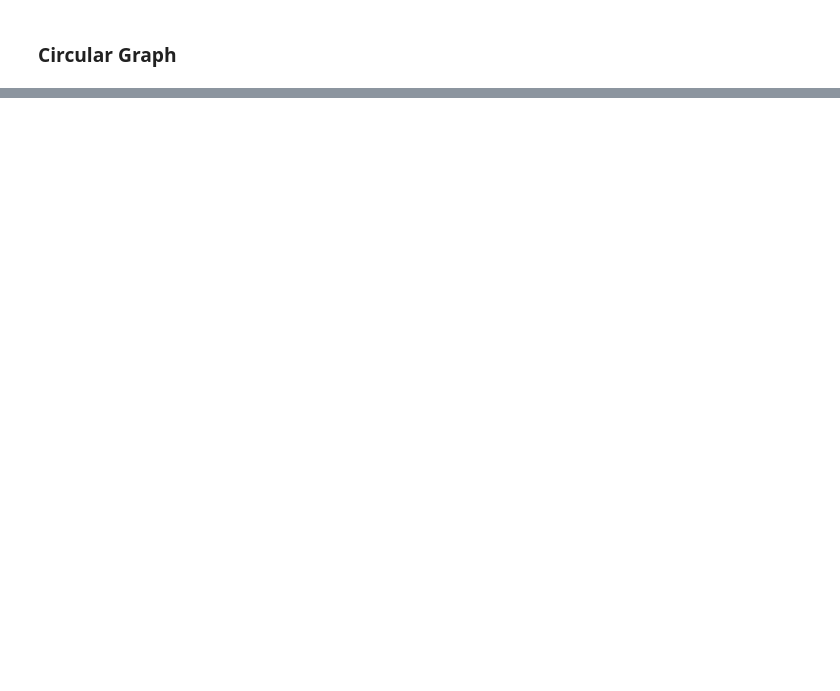
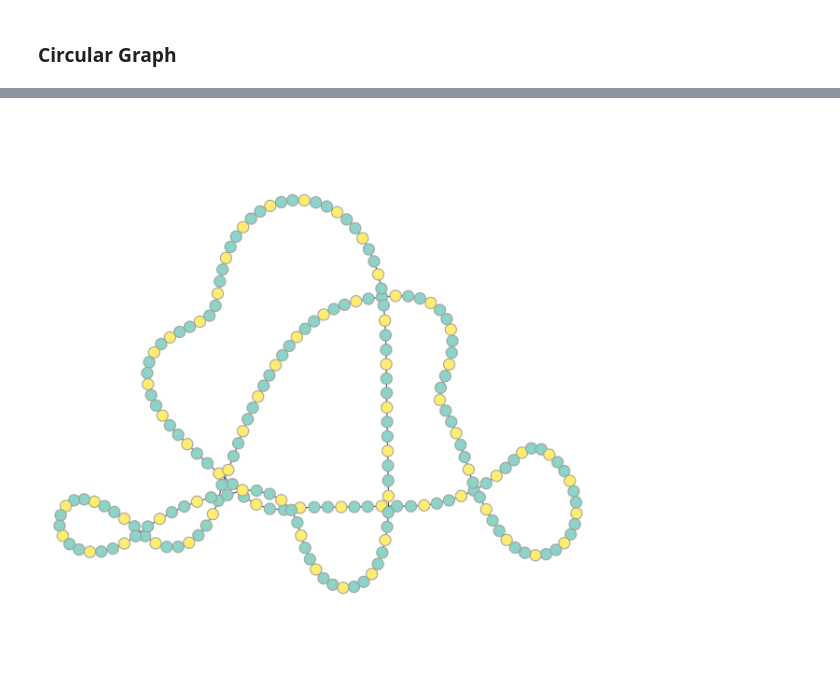
Before and after one commit to achalagarwal/Network-Optimization, a Jupyter notebook: Notebooks/Graph-Tool.ipynb, the cells around one changed output, grey strips where cells are left out. Saved outputs shown, nothing was run; the diff lists cells and outputs as text; code cells hidden in the pictures; blank space fills up the shorter version.

```diff
--- a/Notebooks/Graph-Tool.ipynb
+++ b/Notebooks/Graph-Tool.ipynb
@@ -125,0 +200,4 @@ gt.draw.graph_draw(circular_graph, vertex_fill_color=c_graph_res)
+# %%
+gt.draw.graph_draw(circular_graph, vertex_fill_color=min_dominating_set(circular_graph))
+# %% [output]
+[figure, added]
```
Also changed, not shown: parts of 21 cells of this notebook.
